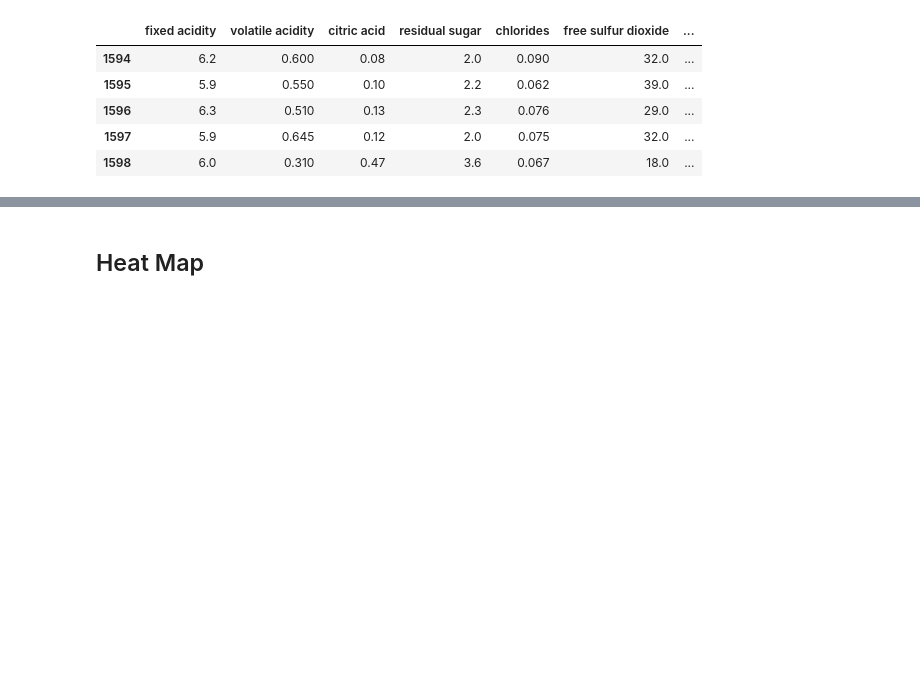
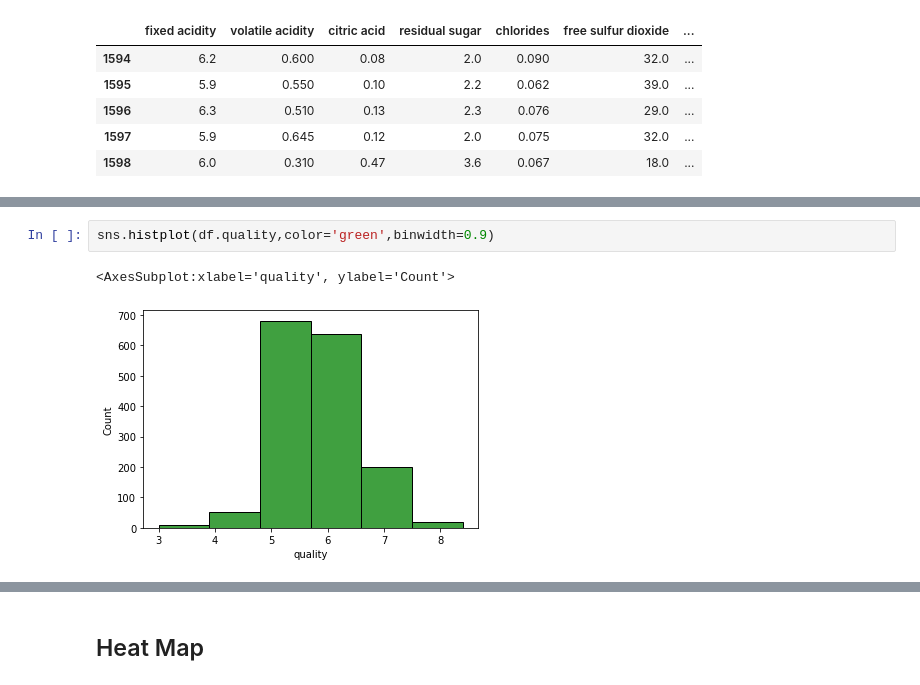
Before and after one commit to Yashwanthkistipati/EDA-Project, a Jupyter notebook: Red WIne QUality Analysis.ipynb, the cells around one changed output, grey strips where cells are left out. Cells and saved outputs as stored; diff of their text form; blank space fills up the shorter version.

```diff
--- a/Red WIne QUality Analysis.ipynb
+++ b/Red WIne QUality Analysis.ipynb
@@ -81,0 +192,5 @@ df.shape
+# %%
+sns.histplot(df.quality,color='green',binwidth=0.9)
+# %% [output]
+<AxesSubplot:xlabel='quality', ylabel='Count'>
+[figure, added]
```
Also changed, not shown: parts of 41 cells of this notebook.
